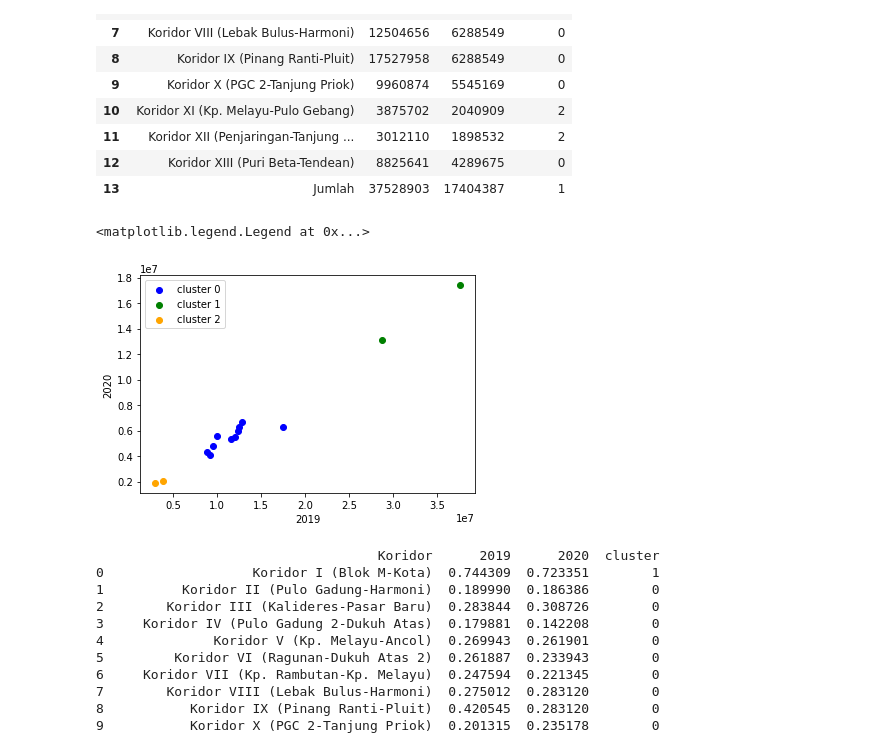
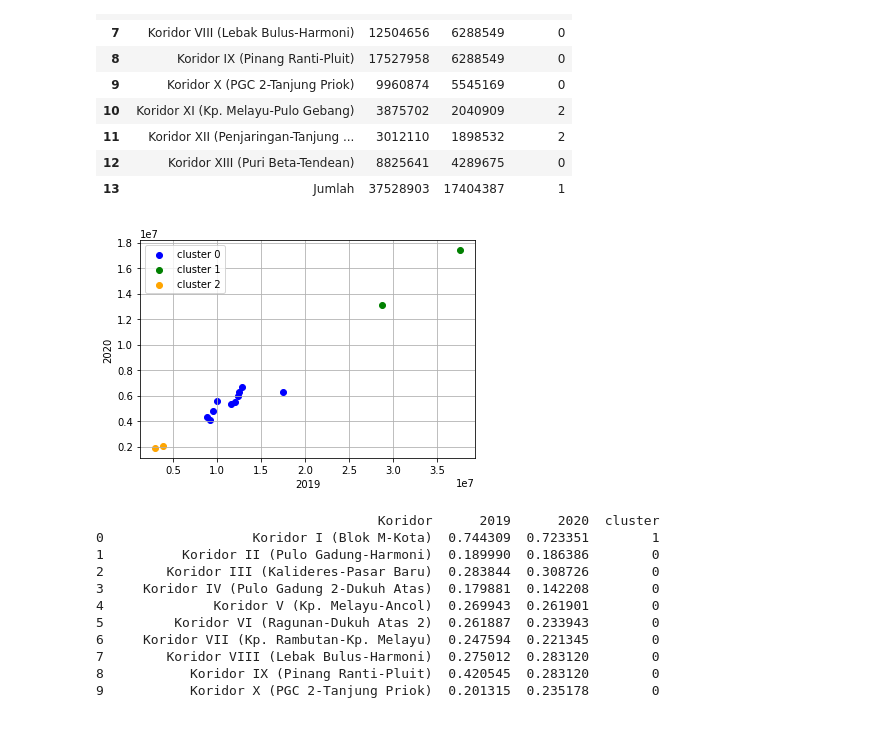
Before and after one commit to ajiahmadhanafi/penelitianilmiah, a Jupyter notebook: busway.ipynb, the cells around one changed output. Cells and saved outputs as stored; diff of their text form; code cells hidden in the pictures.

```diff
--- a/busway.ipynb
+++ b/busway.ipynb
@@ -66,18 +66,18 @@ df.head(15)
 # %%
 df1 = df[df.cluster==0]
 df2 = df[df.cluster==1]
 df3 = df[df.cluster==2]
 
 plt.scatter(df1[2019], df1[2020], color= 'blue', label='cluster 0')
 plt.scatter(df2[2019], df2[2020], color= 'green', label ='cluster 1')
 plt.scatter(df3[2019], df3[2020], color= 'orange', label ='cluster 2')
 
 plt.xlabel(2019)
 plt.ylabel(2020)
 plt.legend()
+plt.grid()
 # %% [output]
-<matplotlib.legend.Legend at 0x...>
-[figure, old version]
+[figure, new version]
 # %%
 scaler = MinMaxScaler()
 scaler.fit(df[[2020]])
```
Also changed, not shown: parts of 5 cells of this notebook.
